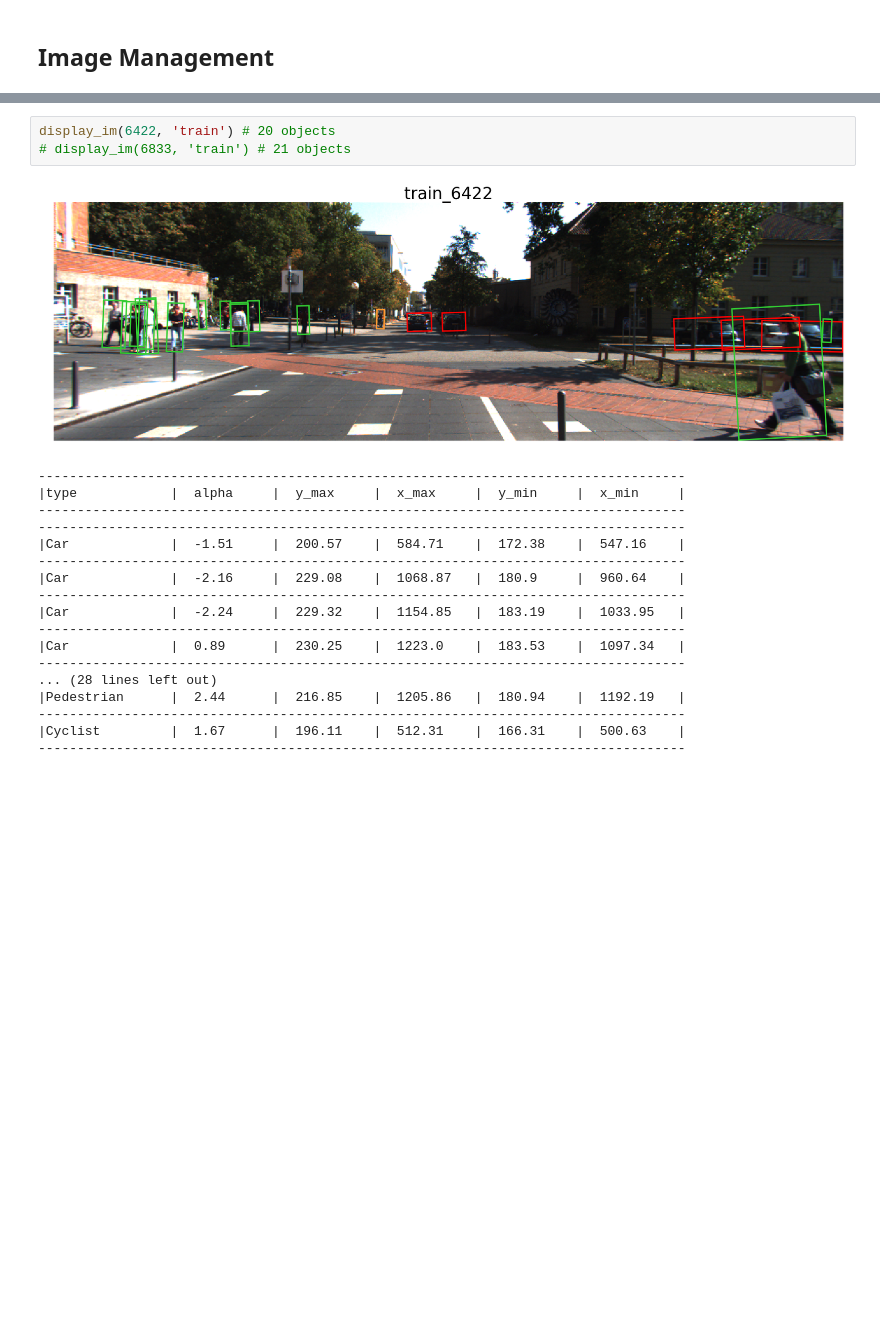
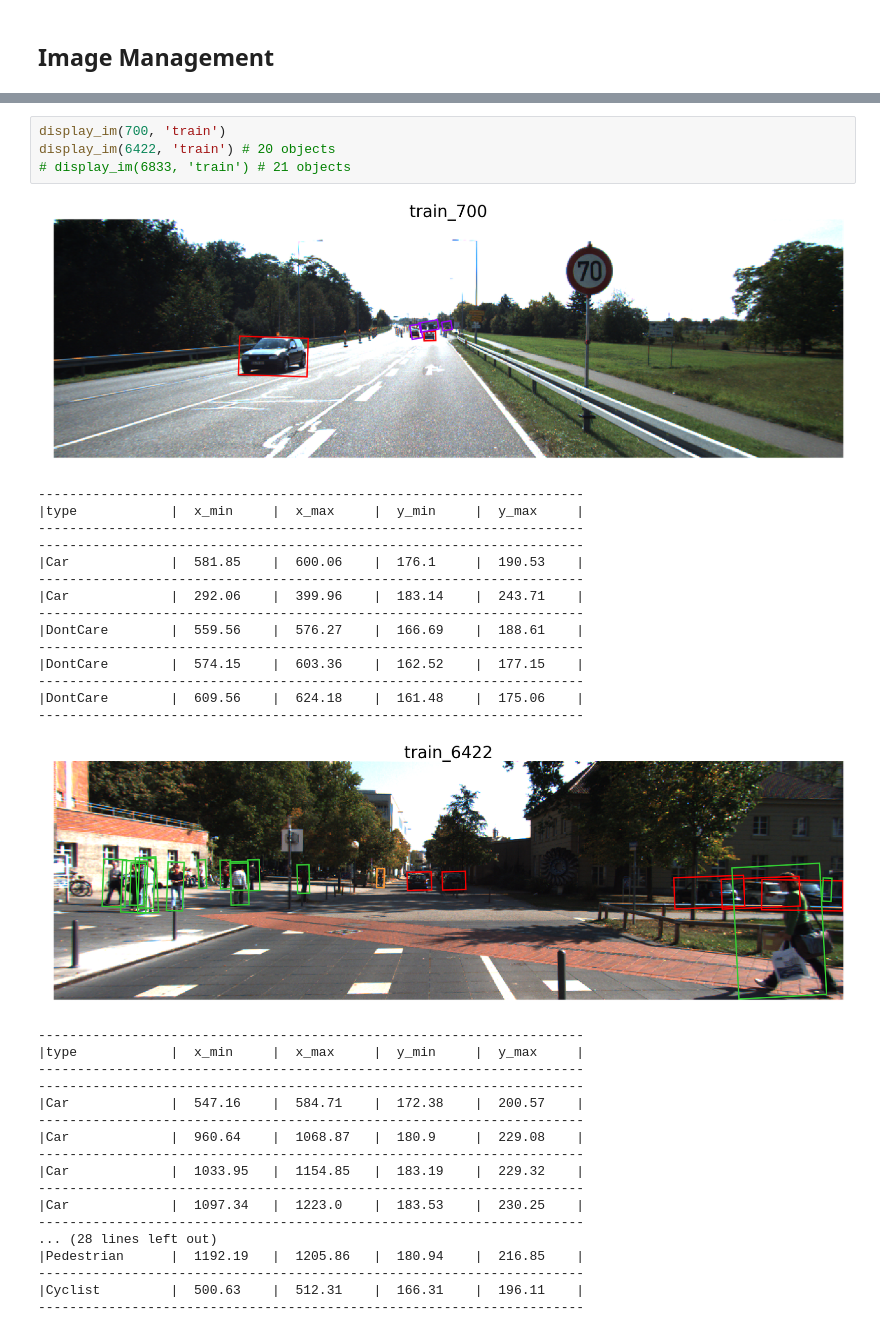
Before and after one commit to LucasVandroux/KittiPy, a Jupyter notebook: kitti_utils_notebook.ipynb, the cells around one changed output, grey strips where cells are left out. Saved outputs shown, nothing was run; the diff lists cells and outputs as text; blank space fills up the shorter version.

```diff
--- a/kitti_utils_notebook.ipynb
+++ b/kitti_utils_notebook.ipynb
@@ -362,22 +105,38 @@ def display_im(im_id, im_set, display_boxes = True, display_info = True,
 # %%
+display_im(700, 'train')
 display_im(6422, 'train') # 20 objects
 # display_im(6833, 'train') # 21 objects
 # %% [output]
-[figure, old version]
+[figure, new version]
------------------------------------------------------------------------------------
-|type            |  alpha     |  y_max     |  x_max     |  y_min     |  x_min     |
------------------------------------------------------------------------------------
------------------------------------------------------------------------------------
-|Car             |  -1.51     |  200.57    |  584.71    |  172.38    |  547.16    |
------------------------------------------------------------------------------------
-|Car             |  -2.16     |  229.08    |  1068.87   |  180.9     |  960.64    |
------------------------------------------------------------------------------------
-|Car             |  -2.24     |  229.32    |  1154.85   |  183.19    |  1033.95   |
------------------------------------------------------------------------------------
-|Car             |  0.89      |  230.25    |  1223.0    |  183.53    |  1097.34   |
------------------------------------------------------------------------------------
-... (28 lines left out)
-|Pedestrian      |  2.44      |  216.85    |  1205.86   |  180.94    |  1192.19   |
------------------------------------------------------------------------------------
-|Cyclist         |  1.67      |  196.11    |  512.31    |  166.31    |  500.63    |
------------------------------------------------------------------------------------
+----------------------------------------------------------------------
+|type            |  x_min     |  x_max     |  y_min     |  y_max     |
+----------------------------------------------------------------------
+----------------------------------------------------------------------
+|Car             |  581.85    |  600.06    |  176.1     |  190.53    |
+----------------------------------------------------------------------
+|Car             |  292.06    |  399.96    |  183.14    |  243.71    |
+----------------------------------------------------------------------
+|DontCare        |  559.56    |  576.27    |  166.69    |  188.61    |
+----------------------------------------------------------------------
+|DontCare        |  574.15    |  603.36    |  162.52    |  177.15    |
+----------------------------------------------------------------------
+|DontCare        |  609.56    |  624.18    |  161.48    |  175.06    |
+----------------------------------------------------------------------
+[figure, added]
+----------------------------------------------------------------------
+|type            |  x_min     |  x_max     |  y_min     |  y_max     |
+----------------------------------------------------------------------
+----------------------------------------------------------------------
+|Car             |  547.16    |  584.71    |  172.38    |  200.57    |
+----------------------------------------------------------------------
+|Car             |  960.64    |  1068.87   |  180.9     |  229.08    |
+----------------------------------------------------------------------
+|Car             |  1033.95   |  1154.85   |  183.19    |  229.32    |
+----------------------------------------------------------------------
+|Car             |  1097.34   |  1223.0    |  183.53    |  230.25    |
+----------------------------------------------------------------------
+... (28 lines left out)
+|Pedestrian      |  1192.19   |  1205.86   |  180.94    |  216.85    |
+----------------------------------------------------------------------
+|Cyclist         |  500.63    |  512.31    |  166.31    |  196.11    |
+----------------------------------------------------------------------
```
Also changed, not shown: parts of 11 cells of this notebook, 1 other file.
